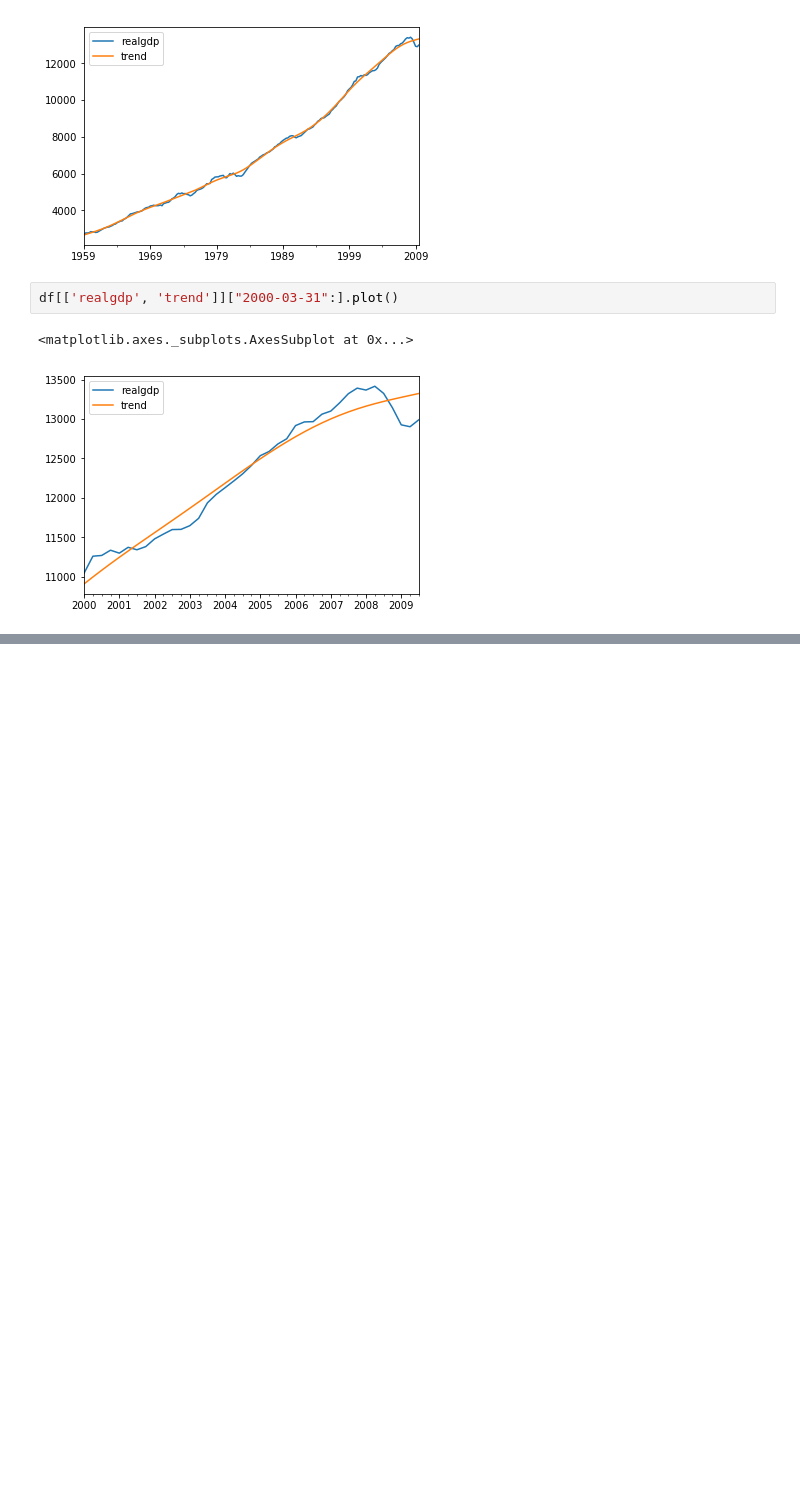
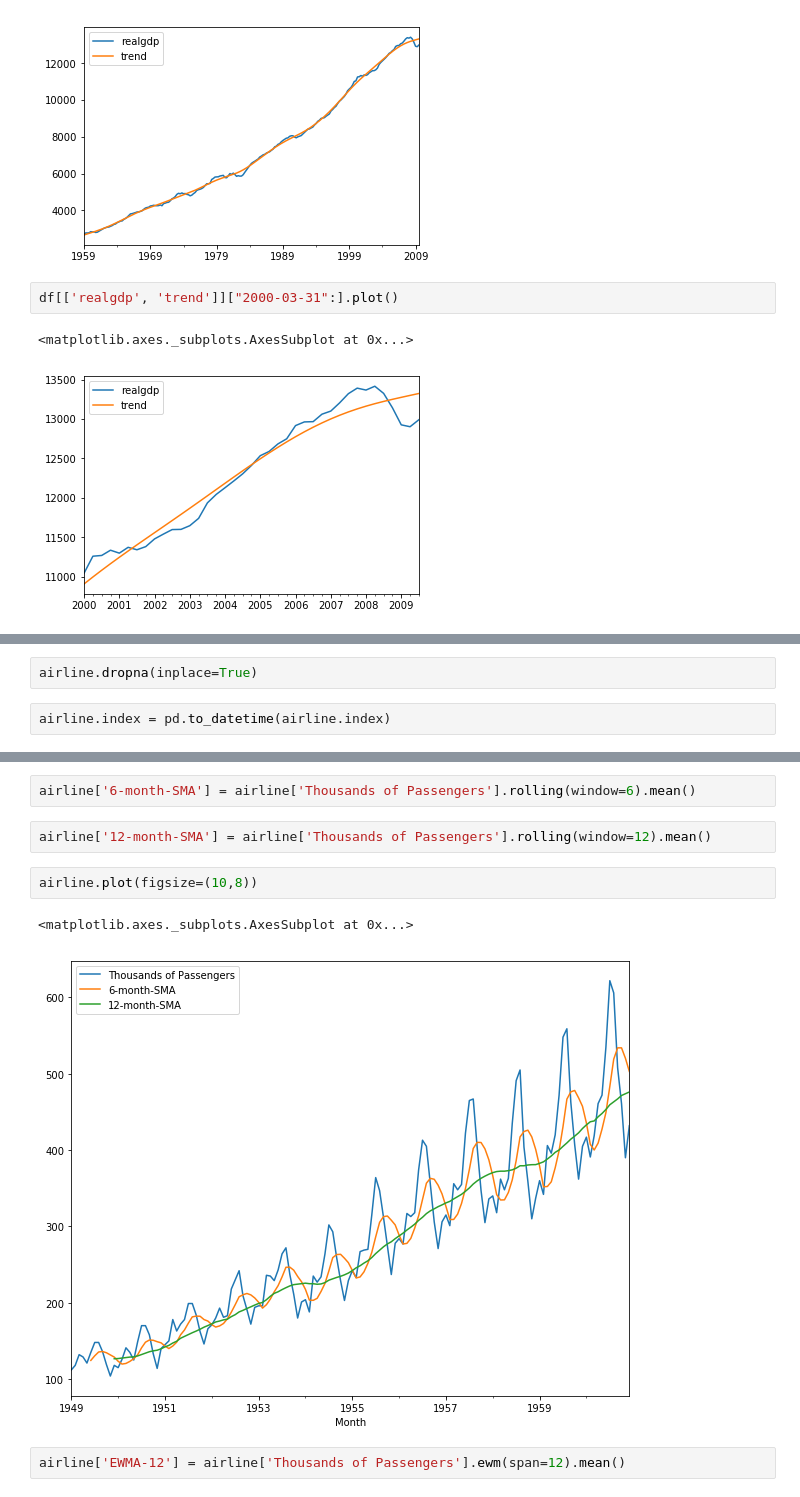
Before and after one commit to vitaliAI/Python-Source-Code, a Jupyter notebook: Time Series Analysis/Time Series.ipynb, the cells around one changed output, grey strips where cells are left out. Saved outputs shown, nothing was run; the diff lists cells and outputs as text; blank space fills up the shorter version.

```diff
--- a/Time Series Analysis/Time Series.ipynb
+++ b/Time Series Analysis/Time Series.ipynb
@@ -86,0 +116,4 @@ df[['realgdp', 'trend']]["2000-03-31":].plot()
+# %%
+airline.dropna(inplace=True)
+# %%
+airline.index = pd.to_datetime(airline.index)
@@ -86,0 +141,11 @@ df[['realgdp', 'trend']]["2000-03-31":].plot()
+# %%
+airline['6-month-SMA'] = airline['Thousands of Passengers'].rolling(window=6).mean()
+# %%
+airline['12-month-SMA'] = airline['Thousands of Passengers'].rolling(window=12).mean()
+# %%
+airline.plot(figsize=(10,8))
+# %% [output]
+<matplotlib.axes._subplots.AxesSubplot at 0x...>
+[figure, added]
+# %%
+airline['EWMA-12'] = airline['Thousands of Passengers'].ewm(span=12).mean()
```
Also changed, not shown: parts of 25 cells of this notebook, 3 other files.
